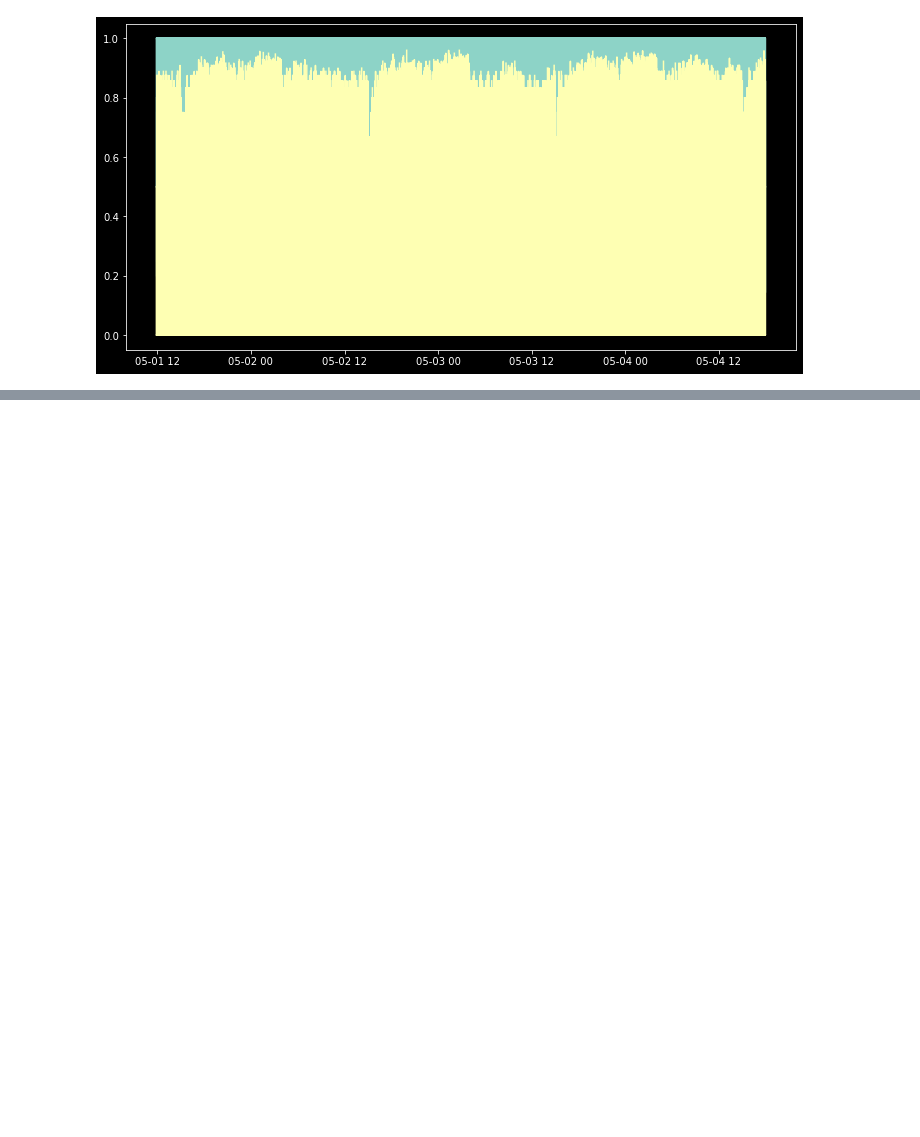
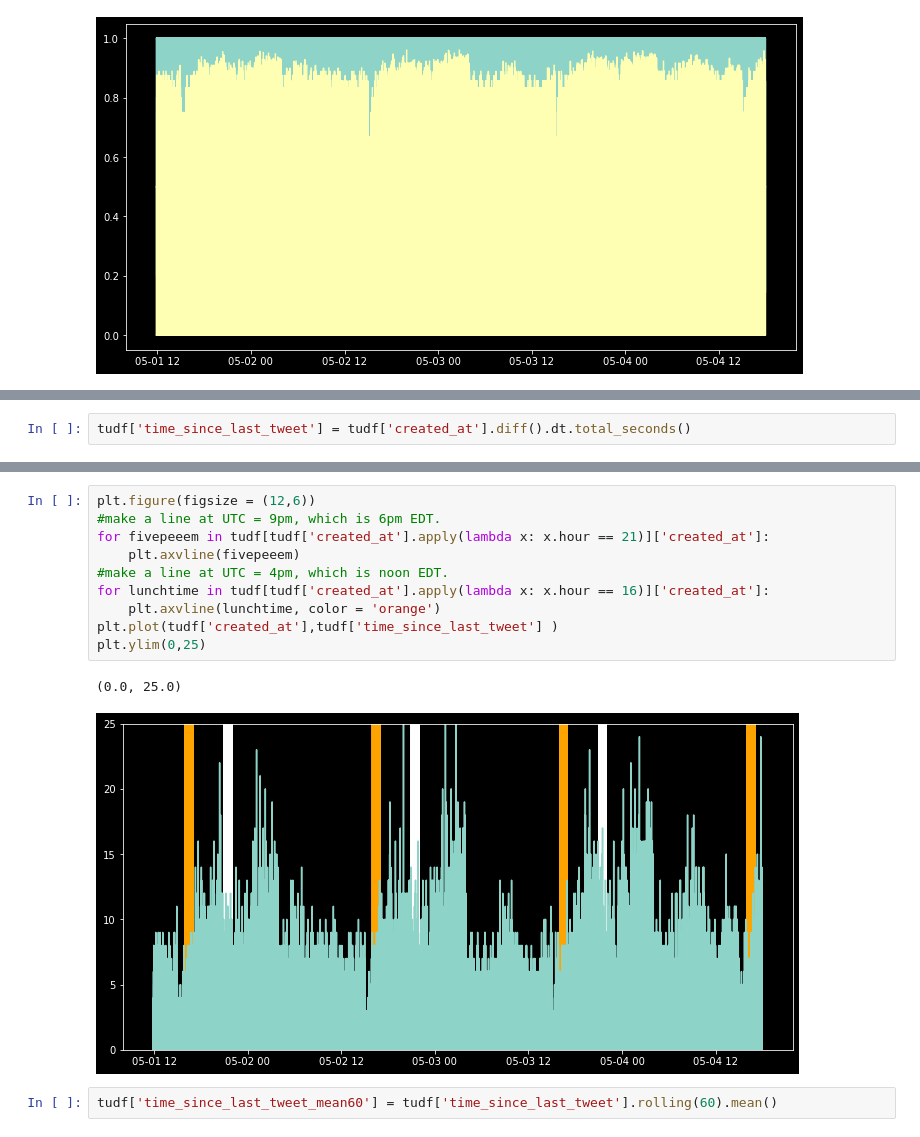
Before and after one commit to dtersegno/capstone, a Jupyter notebook: data_acquisition/4_EDA.ipynb, the cells around one changed output, grey strips where cells are left out. Cells and saved outputs as stored; diff of their text form; blank space fills up the shorter version.

Commit message:
time series explore

```diff
--- a/data_acquisition/4_EDA.ipynb
+++ b/data_acquisition/4_EDA.ipynb
@@ -398,0 +371,2 @@ Name: geo, Length: 1293, dtype: int64
+# %%
+tudf['time_since_last_tweet'] = tudf['created_at'].diff().dt.total_seconds()
@@ -398,0 +389,15 @@ Name: geo, Length: 1293, dtype: int64
+# %%
+plt.figure(figsize = (12,6))
+#make a line at UTC = 9pm, which is 6pm EDT.
+for fivepeeem in tudf[tudf['created_at'].apply(lambda x: x.hour == 21)]['created_at']:
+    plt.axvline(fivepeeem)
+#make a line at UTC = 4pm, which is noon EDT.
+for lunchtime in tudf[tudf['created_at'].apply(lambda x: x.hour == 16)]['created_at']:
+    plt.axvline(lunchtime, color = 'orange')
+plt.plot(tudf['created_at'],tudf['time_since_last_tweet'] )
+plt.ylim(0,25)
+# %% [output]
+(0.0, 25.0)
+[figure, added]
+# %%
+tudf['time_since_last_tweet_mean60'] = tudf['time_since_last_tweet'].rolling(60).mean()
```
Also changed, not shown: parts of 42 cells of this notebook.
